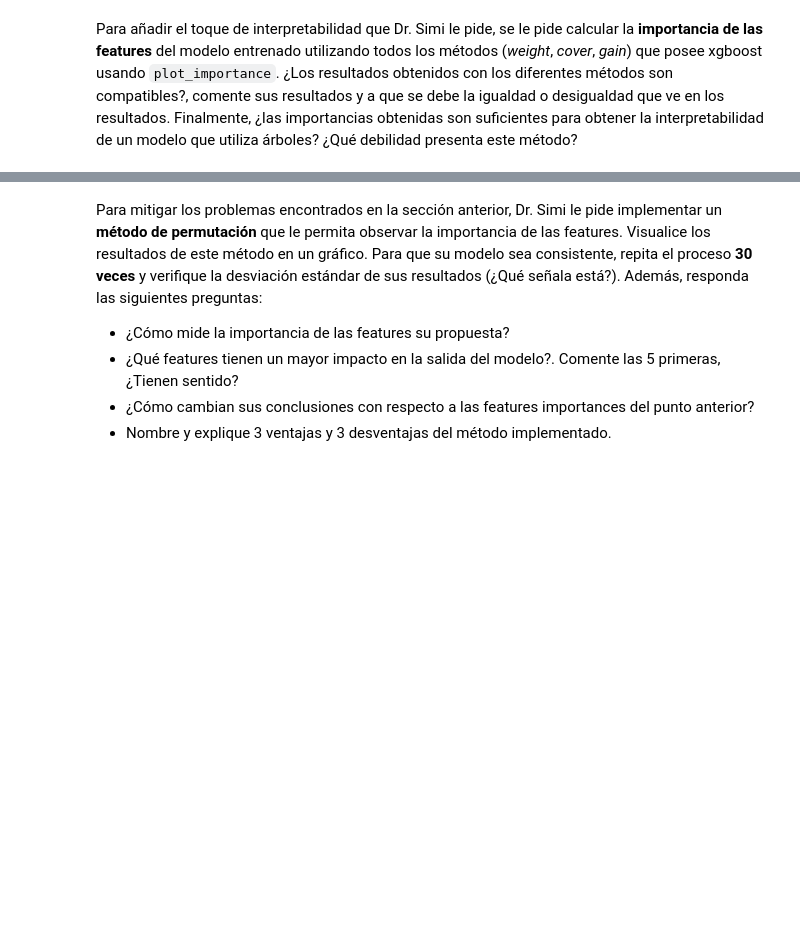
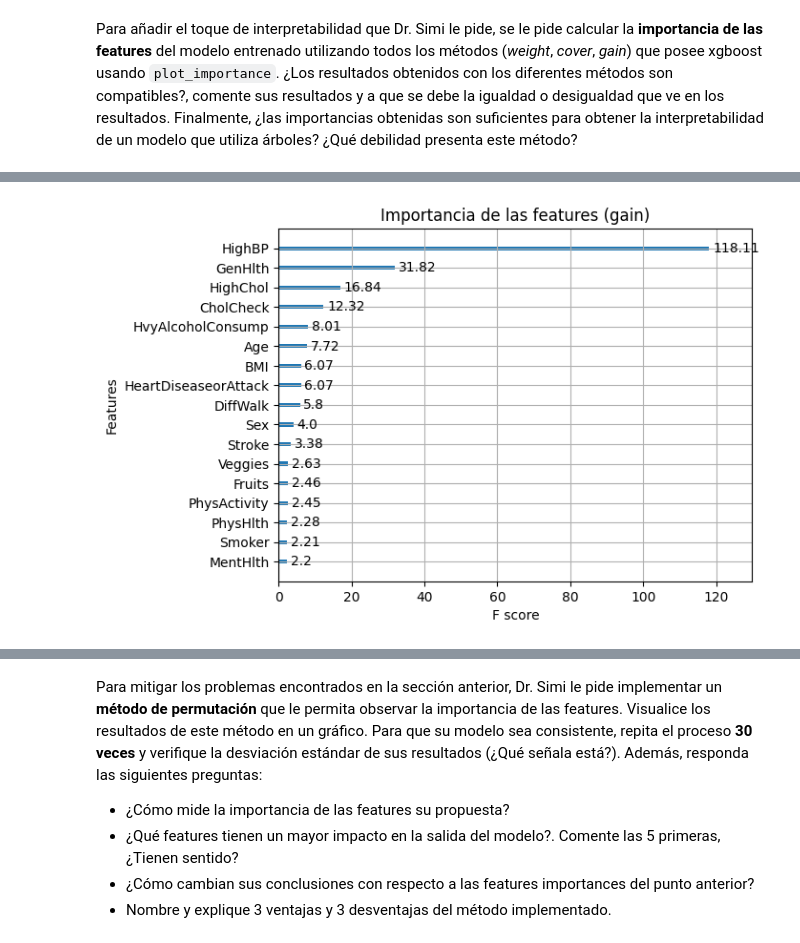
Before and after one commit to nicoacevedor/MDS7202, a Jupyter notebook: lab10/Lab10.ipynb, the cells around one changed output, grey strips where cells are left out. Cells and saved outputs as stored; diff of their text form; code cells hidden in the pictures; blank space fills up the shorter version.

```diff
--- a/lab10/Lab10.ipynb
+++ b/lab10/Lab10.ipynb
@@ -133,3 +158,10 @@ plot_importance()
+# %%
+# Gráfico para gain
+xgb.plot_importance(rounded_gain, max_num_features=20)
+plt.title("Importancia de las features (gain)")
+plt.show()
+# %% [output]
+[figure, added]
 # %% [markdown]
 ## 4. Métodos Agnósticos Globales (1.0 puntos)
 
```
Also changed, not shown: parts of 6 cells of this notebook.
